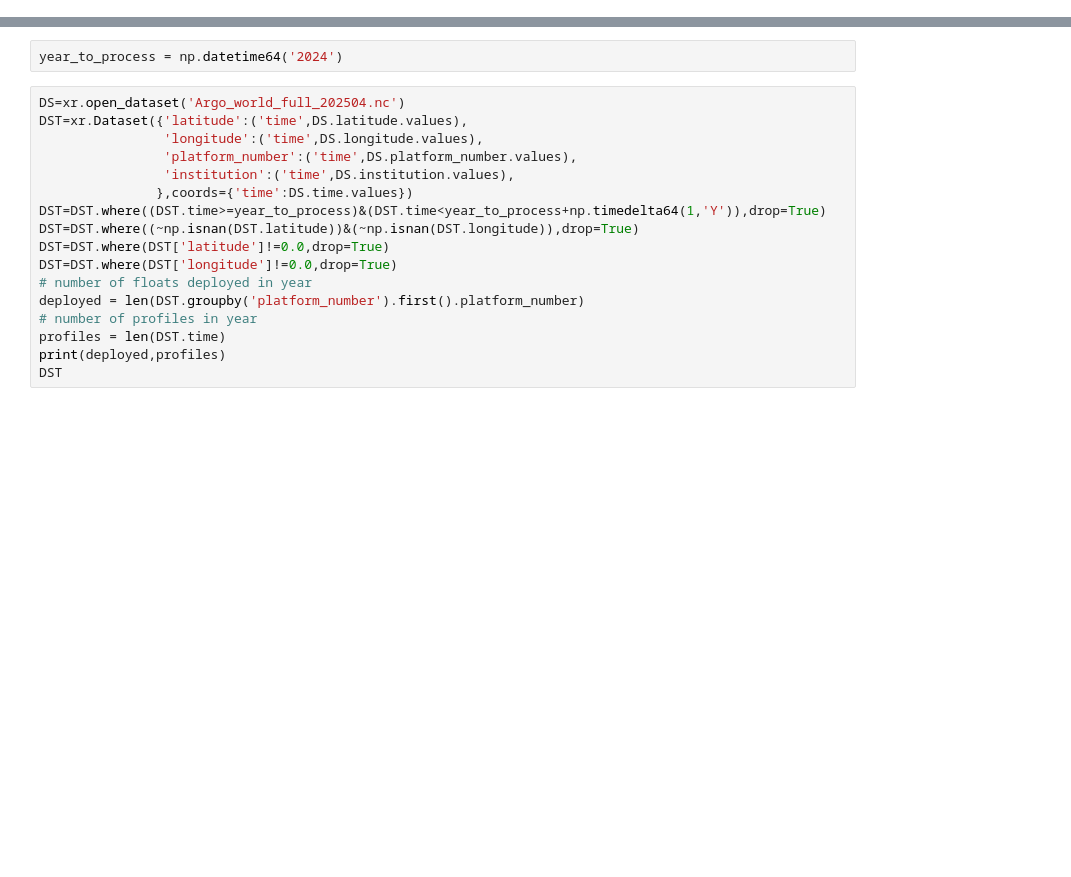
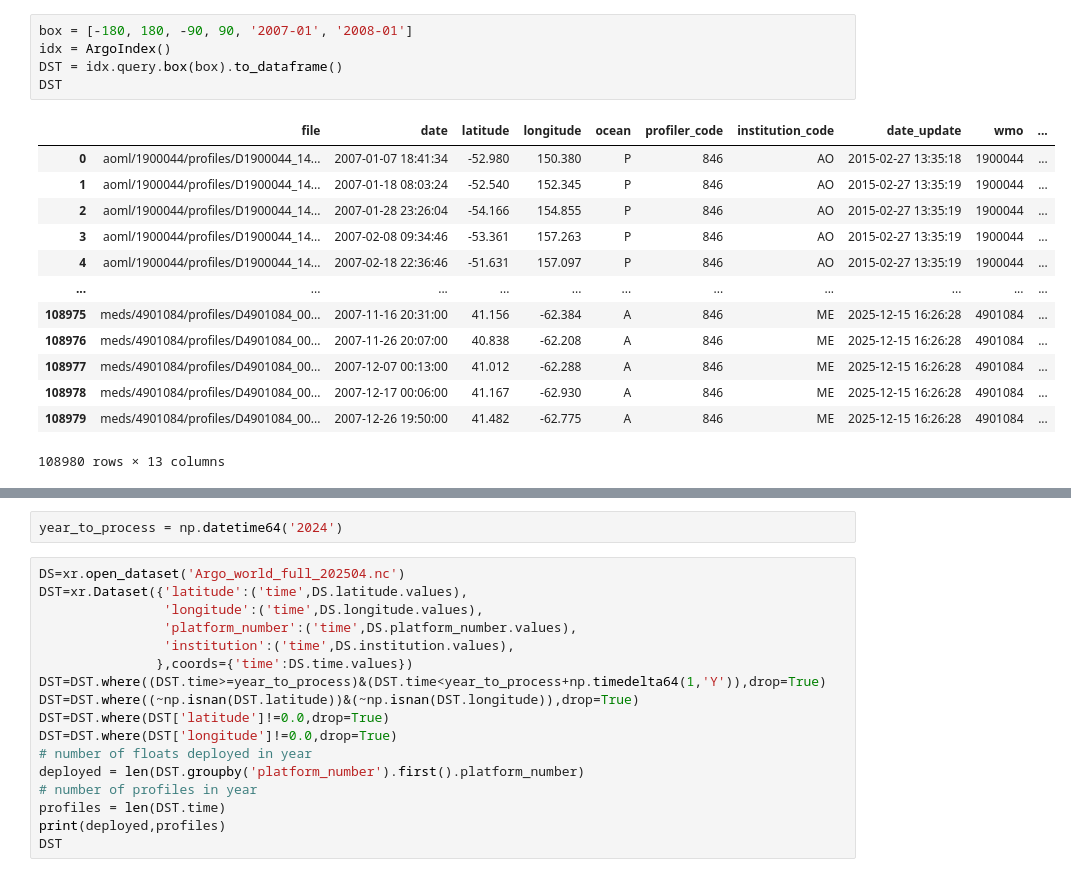
Before and after one commit to quai20/OneOceanArgo, a Jupyter notebook: OneArgoPoster_Spilhauss.ipynb, the cells around one changed output, grey strips where cells are left out. Saved outputs shown, nothing was run; the diff lists cells and outputs as text; blank space fills up the shorter version.

```diff
--- a/OneArgoPoster_Spilhauss.ipynb
+++ b/OneArgoPoster_Spilhauss.ipynb
@@ -21,0 +38,19 @@ float_color = [255./255,255./255,255./255]
+# %%
+box = [-180, 180, -90, 90, '2007-01', '2008-01']
+idx = ArgoIndex()
+DST = idx.query.box(box).to_dataframe()
+DST
+# %% [output]
+|  | file | date | latitude | longitude | ocean | profiler_code | institution_code | date_update | wmo | ... |
+| 0 | aoml/1900044/profiles/D1900044_14... | 2007-01-07 18:41:34 | -52.980 | 150.380 | P | 846 | AO | 2015-02-27 13:35:18 | 1900044 | ... |
+| 1 | aoml/1900044/profiles/D1900044_14... | 2007-01-18 08:03:24 | -52.540 | 152.345 | P | 846 | AO | 2015-02-27 13:35:19 | 1900044 | ... |
+| 2 | aoml/1900044/profiles/D1900044_14... | 2007-01-28 23:26:04 | -54.166 | 154.855 | P | 846 | AO | 2015-02-27 13:35:19 | 1900044 | ... |
+| 3 | aoml/1900044/profiles/D1900044_14... | 2007-02-08 09:34:46 | -53.361 | 157.263 | P | 846 | AO | 2015-02-27 13:35:19 | 1900044 | ... |
+| 4 | aoml/1900044/profiles/D1900044_14... | 2007-02-18 22:36:46 | -51.631 | 157.097 | P | 846 | AO | 2015-02-27 13:35:19 | 1900044 | ... |
+| ... | ... | ... | ... | ... | ... | ... | ... | ... | ... | ... |
+| 108975 | meds/4901084/profiles/D4901084_00... | 2007-11-16 20:31:00 | 41.156 | -62.384 | A | 846 | ME | 2025-12-15 16:26:28 | 4901084 | ... |
+| 108976 | meds/4901084/profiles/D4901084_00... | 2007-11-26 20:07:00 | 40.838 | -62.208 | A | 846 | ME | 2025-12-15 16:26:28 | 4901084 | ... |
+| 108977 | meds/4901084/profiles/D4901084_00... | 2007-12-07 00:13:00 | 41.012 | -62.288 | A | 846 | ME | 2025-12-15 16:26:28 | 4901084 | ... |
+| 108978 | meds/4901084/profiles/D4901084_00... | 2007-12-17 00:06:00 | 41.167 | -62.930 | A | 846 | ME | 2025-12-15 16:26:28 | 4901084 | ... |
+| 108979 | meds/4901084/profiles/D4901084_00... | 2007-12-26 19:50:00 | 41.482 | -62.775 | A | 846 | ME | 2025-12-15 16:26:28 | 4901084 | ... |
+108980 rows × 13 columns
```
Also changed, not shown: parts of 12 cells of this notebook, 8 other files.
